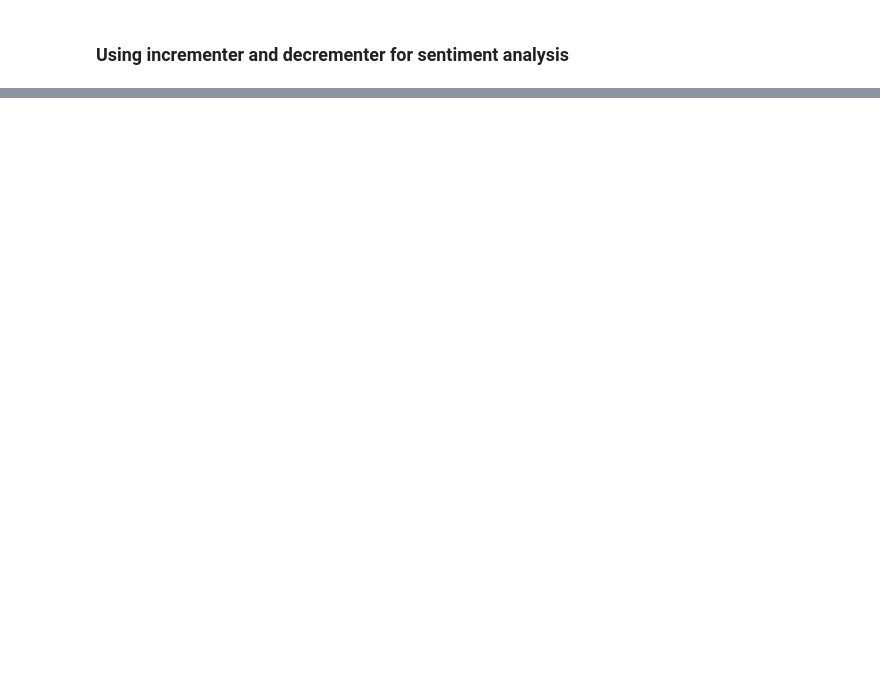
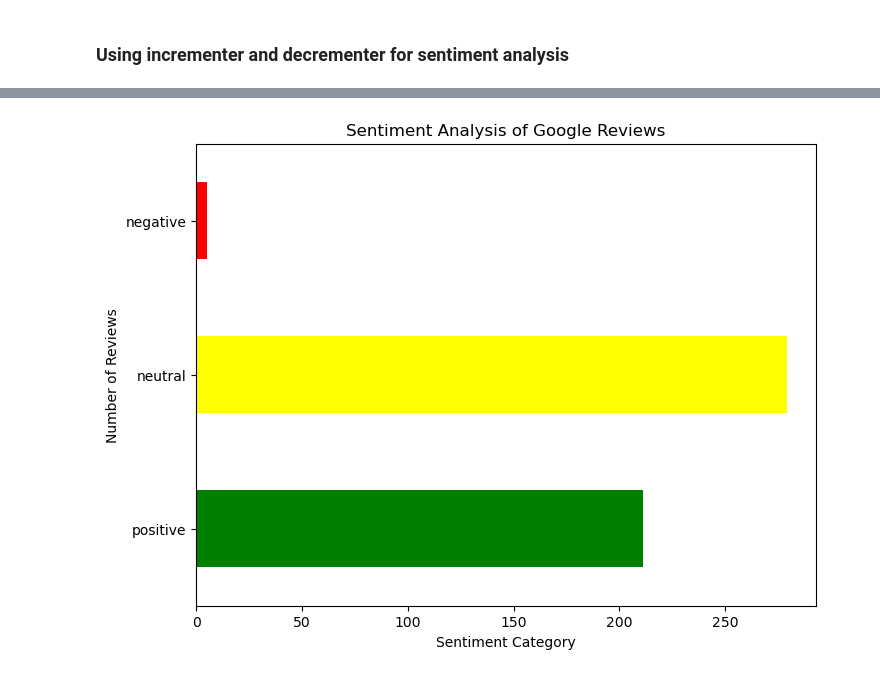
Before and after one commit to yourlaststraw/is434_heritageone, a Jupyter notebook: sentiment_analysis.ipynb, the cells around one changed output, grey strips where cells are left out. Saved outputs shown, nothing was run; the diff lists cells and outputs as text; code cells hidden in the pictures; blank space fills up the shorter version.

Commit message:
Sentiment Analysis (cleaned up)

```diff
--- a/sentiment_analysis.ipynb
+++ b/sentiment_analysis.ipynb
@@ -474,2 +403,24 @@ print(df_sorted[['user_name', 'description', 'sentiment_score']])
 
 [495 rows x 3 columns]
+# %%
+# Define thresholds for sentiment classification
+def classify_sentiment(score):
+    if score >= 0.5:
+        return 'positive'
+    elif score <= -0.5:
+        return 'negative'
+    else:
+        return 'neutral'
+
+# Apply classification
+df['sentiment_class'] = df['sentiment_score'].apply(classify_sentiment)
+
+# Display counts for each category
+print("Positive reviews:", (df['sentiment_class'] == 'positive').sum())
+print("Negative reviews:", (df['sentiment_class'] == 'negative').sum())
+print("Neutral reviews:", (df['sentiment_class'] == 'neutral').sum())
+
+# Print a sample of reviews in each sentiment category for analysis
+print("\nSample Negative Reviews:\n", df[df['sentiment_class'] == 'negative'][['description', 'sentiment_score']].head())
+print("\nSample Neutral Reviews:\n", df[df['sentiment_class'] == 'neutral'][['description', 'sentiment_score']].head())
+print("\nSample Positive Reviews:\n", df[df['sentiment_class'] == 'positive'][['description', 'sentiment_score']].head())
@@ -475,0 +445,20 @@ print(df_sorted[['user_name', 'description', 'sentiment_score']])
+# %%
+import matplotlib.pyplot as plt
+
+# Count the occurrences of each sentiment category
+sentiment_counts = df['sentiment_class'].value_counts()
+
+# Plotting the bar chart
+plt.figure(figsize=(8, 6))
+colors = ['green', 'yellow', 'red']
+sentiment_counts.reindex(['positive', 'neutral', 'negative']).plot(kind='barh', color=colors)
+
+# Adding labels and title
+plt.xlabel('Sentiment Category')
+plt.ylabel('Number of Reviews')
+plt.title('Sentiment Analysis of Google Reviews')
+
+# Display the plot
+plt.show()
+# %% [output]
+[figure, added]
```
Also changed, not shown: parts of 10 cells of this notebook, 2 other files.
